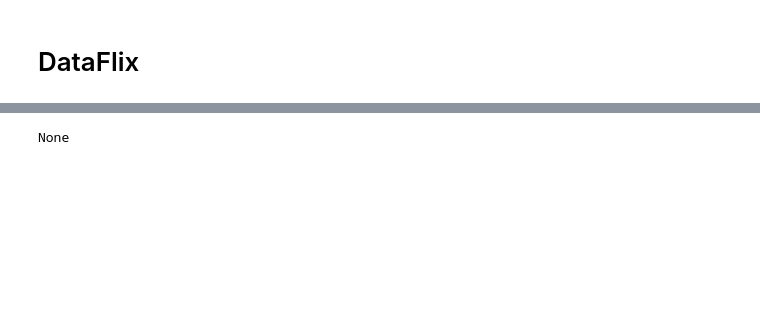
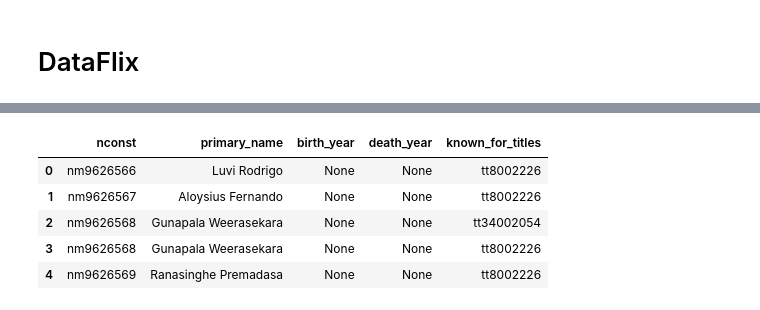
Before and after one commit to enterthematrix/data-alchemist, a Jupyter notebook: data_engineering/DataFlix/dataflix_wrangler.ipynb, the cells around one changed output, grey strips where cells are left out. Cells and saved outputs as stored; diff of their text form; code cells hidden in the pictures; blank space fills up the shorter version.

Commit message:
dataflix data wrangler

```diff
--- a/data_engineering/DataFlix/dataflix_wrangler.ipynb
+++ b/data_engineering/DataFlix/dataflix_wrangler.ipynb
@@ -30,5 +46,11 @@ None
 # %%
 
-df = run_query("select * from DATAFLIX.RAW.TITLE_BASICS limit 10")
+df_fact_name_known_for = run_query("select * from staging.fact_name_known_for limit 100")
+df_fact_name_known_for.head()
 # %% [output]
-None
+|  | nconst | primary_name | birth_year | death_year | known_for_titles |
+| 0 | nm9626566 | Luvi Rodrigo | None | None | tt8002226 |
+| 1 | nm9626567 | Aloysius Fernando | None | None | tt8002226 |
+| 2 | nm9626568 | Gunapala Weerasekara | None | None | tt34002054 |
+| 3 | nm9626568 | Gunapala Weerasekara | None | None | tt8002226 |
+| 4 | nm9626569 | Ranasinghe Premadasa | None | None | tt8002226 |
```
Also changed, not shown: parts of 4 cells of this notebook.
